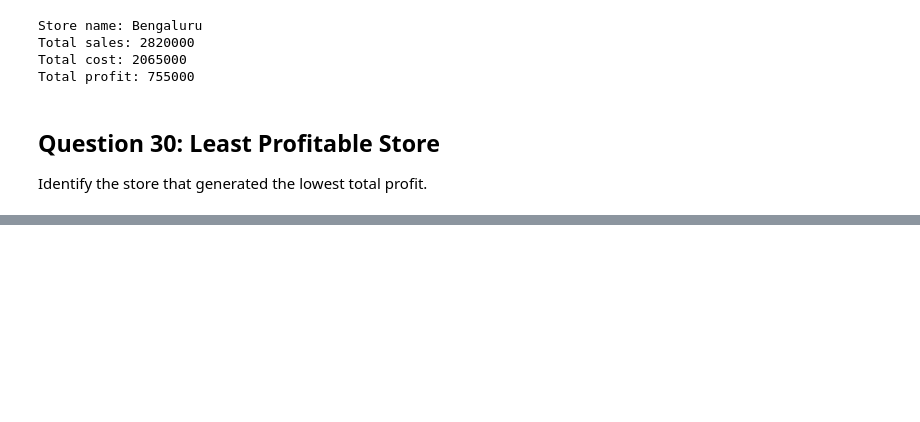
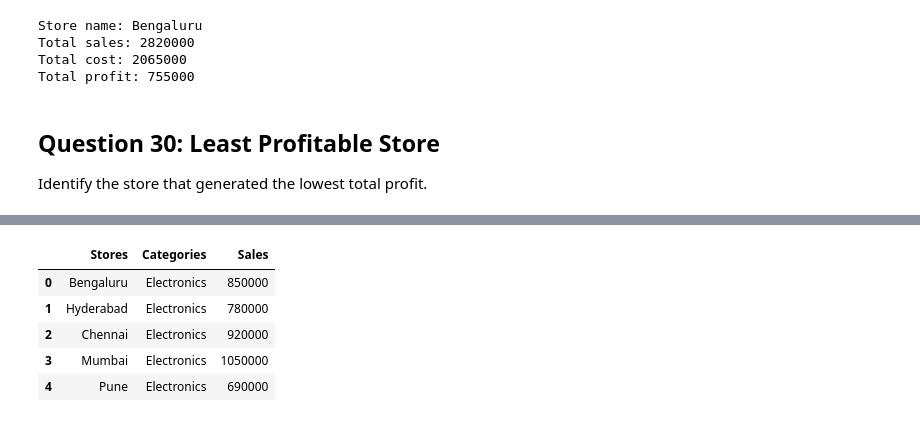
Before and after one commit to bhanuprakashbhavanam1-cmd/Data-Science, a Jupyter notebook: Assignment_8.ipynb, the cells around one changed output, grey strips where cells are left out. Saved outputs shown, nothing was run; the diff lists cells and outputs as text; code cells hidden in the pictures; blank space fills up the shorter version.

```diff
--- a/Assignment_8.ipynb
+++ b/Assignment_8.ipynb
@@ -556,0 +858,28 @@ Bengaluru
+# %%
+moderate_sales = np.logical_and(
+    sales_data > 500000,
+    df_profit > 150000
+)
+
+result = []
+
+for i, j in zip(*np.where(moderate_sales)):
+    result.append([
+        stores[i],
+        categories[j],
+        sales_data[i, j]
+    ])
+
+df_result = pd.DataFrame(
+    result,
+    columns=["Stores", "Categories", "Sales"]
+)
+
+df_result
+# %% [output]
+|  | Stores | Categories | Sales |
+| 0 | Bengaluru | Electronics | 850000 |
+| 1 | Hyderabad | Electronics | 780000 |
+| 2 | Chennai | Electronics | 920000 |
+| 3 | Mumbai | Electronics | 1050000 |
+| 4 | Pune | Electronics | 690000 |
```
Also changed, not shown: parts of 67 cells of this notebook.
